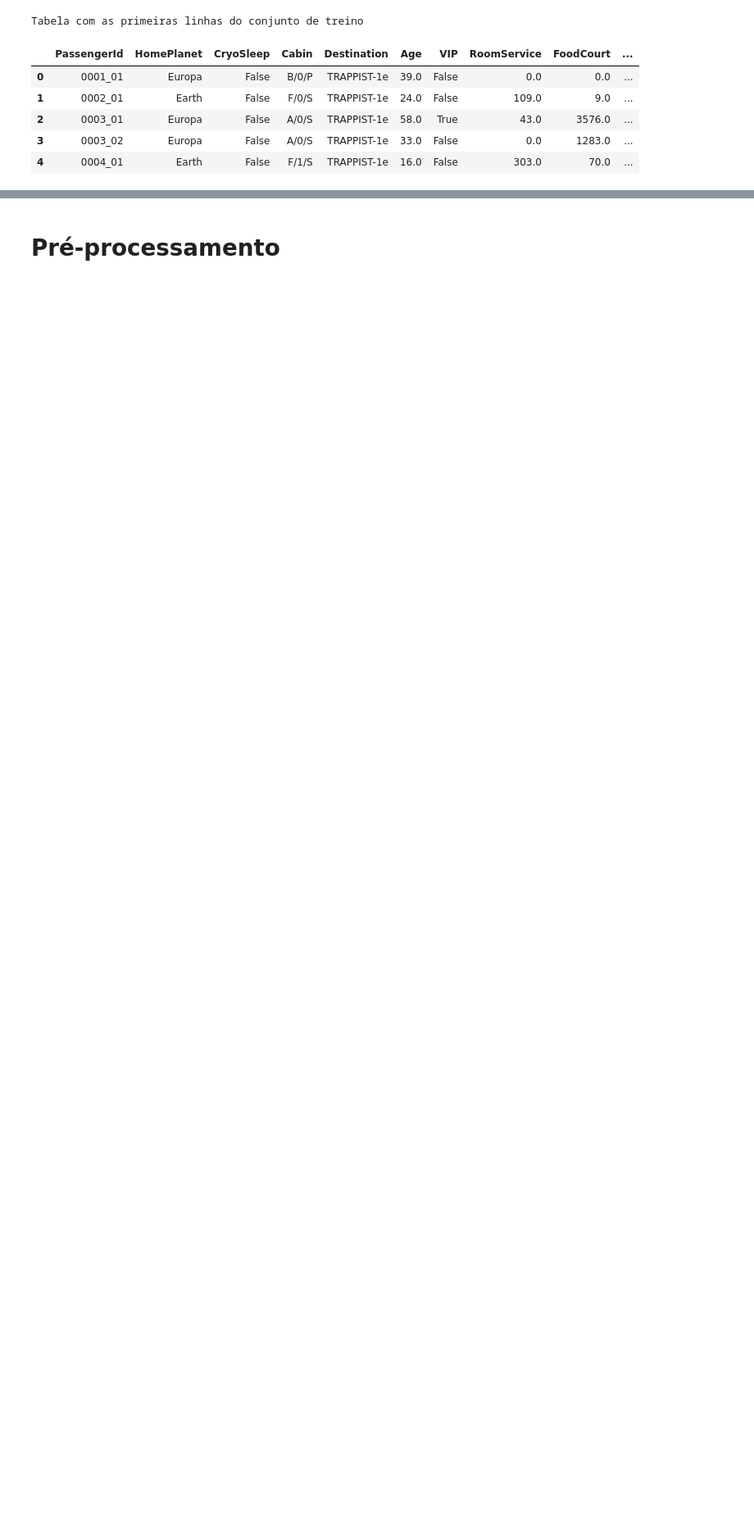
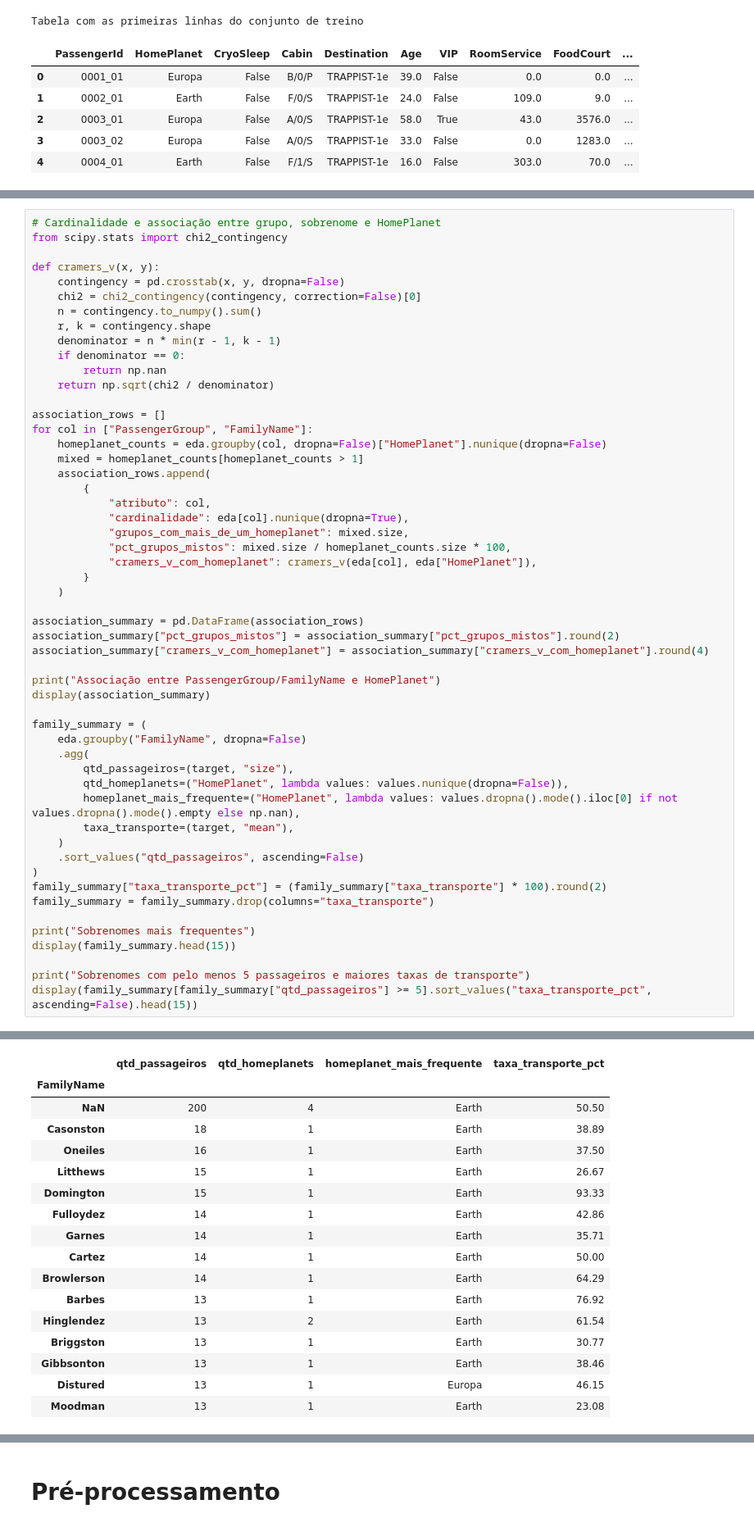
Before and after one commit to gabrafo/MineracaoDeDados, a Jupyter notebook: notebook.ipynb, the cells around one changed output, grey strips where cells are left out. Shown at 82% size. Drawn from its saved outputs; the diff is of its cells as text; blank space fills up the shorter version.

```diff
--- a/notebook.ipynb
+++ b/notebook.ipynb
@@ -672,0 +655,54 @@ A partir das tabelas e gráficos da EDA, os principais aprendizados são:
+# %%
+# Cardinalidade e associação entre grupo, sobrenome e HomePlanet
+from scipy.stats import chi2_contingency
+
+def cramers_v(x, y):
+    contingency = pd.crosstab(x, y, dropna=False)
+    chi2 = chi2_contingency(contingency, correction=False)[0]
+    n = contingency.to_numpy().sum()
+    r, k = contingency.shape
+    denominator = n * min(r - 1, k - 1)
+    if denominator == 0:
+        return np.nan
+    return np.sqrt(chi2 / denominator)
+
+association_rows = []
+for col in ["PassengerGroup", "FamilyName"]:
+    homeplanet_counts = eda.groupby(col, dropna=False)["HomePlanet"].nunique(dropna=False)
+    mixed = homeplanet_counts[homeplanet_counts > 1]
+    association_rows.append(
+        {
+            "atributo": col,
+            "cardinalidade": eda[col].nunique(dropna=True),
+            "grupos_com_mais_de_um_homeplanet": mixed.size,
+            "pct_grupos_mistos": mixed.size / homeplanet_counts.size * 100,
+            "cramers_v_com_homeplanet": cramers_v(eda[col], eda["HomePlanet"]),
+        }
+    )
+
+association_summary = pd.DataFrame(association_rows)
+association_summary["pct_grupos_mistos"] = association_summary["pct_grupos_mistos"].round(2)
+association_summary["cramers_v_com_homeplanet"] = association_summary["cramers_v_com_homeplanet"].round(4)
+
+print("Associação entre PassengerGroup/FamilyName e HomePlanet")
+display(association_summary)
+
+family_summary = (
+    eda.groupby("FamilyName", dropna=False)
+    .agg(
+        qtd_passageiros=(target, "size"),
+        qtd_homeplanets=("HomePlanet", lambda values: values.nunique(dropna=False)),
+        homeplanet_mais_frequente=("HomePlanet", lambda values: values.dropna().mode().iloc[0] if not values.dropna().mode().empty else np.nan),
+        taxa_transporte=(target, "mean"),
+    )
+    .sort_values("qtd_passageiros", ascending=False)
+)
+family_summary["taxa_transporte_pct"] = (family_summary["taxa_transporte"] * 100).round(2)
+family_summary = family_summary.drop(columns="taxa_transporte")
+
+print("Sobrenomes mais frequentes")
+display(family_summary.head(15))
+
+print("Sobrenomes com pelo menos 5 passageiros e maiores taxas de transporte")
+display(family_summary[family_summary["qtd_passageiros"] >= 5].sort_values("taxa_transporte_pct", ascending=False).head(15))
+# %% [output]
@@ -672,0 +714,17 @@ A partir das tabelas e gráficos da EDA, os principais aprendizados são:
+|  | qtd_passageiros | qtd_homeplanets | homeplanet_mais_frequente | taxa_transporte_pct |
+| FamilyName |  |  |  |  |
+| NaN | 200 | 4 | Earth | 50.50 |
+| Casonston | 18 | 1 | Earth | 38.89 |
+| Oneiles | 16 | 1 | Earth | 37.50 |
+| Litthews | 15 | 1 | Earth | 26.67 |
+| Domington | 15 | 1 | Earth | 93.33 |
+| Fulloydez | 14 | 1 | Earth | 42.86 |
+| Garnes | 14 | 1 | Earth | 35.71 |
+| Cartez | 14 | 1 | Earth | 50.00 |
+| Browlerson | 14 | 1 | Earth | 64.29 |
+| Barbes | 13 | 1 | Earth | 76.92 |
+| Hinglendez | 13 | 2 | Earth | 61.54 |
+| Briggston | 13 | 1 | Earth | 30.77 |
+| Gibbsonton | 13 | 1 | Earth | 38.46 |
+| Distured | 13 | 1 | Europa | 46.15 |
+| Moodman | 13 | 1 | Earth | 23.08 |
```
Also changed, not shown: parts of 63 cells of this notebook, 1 other file.
